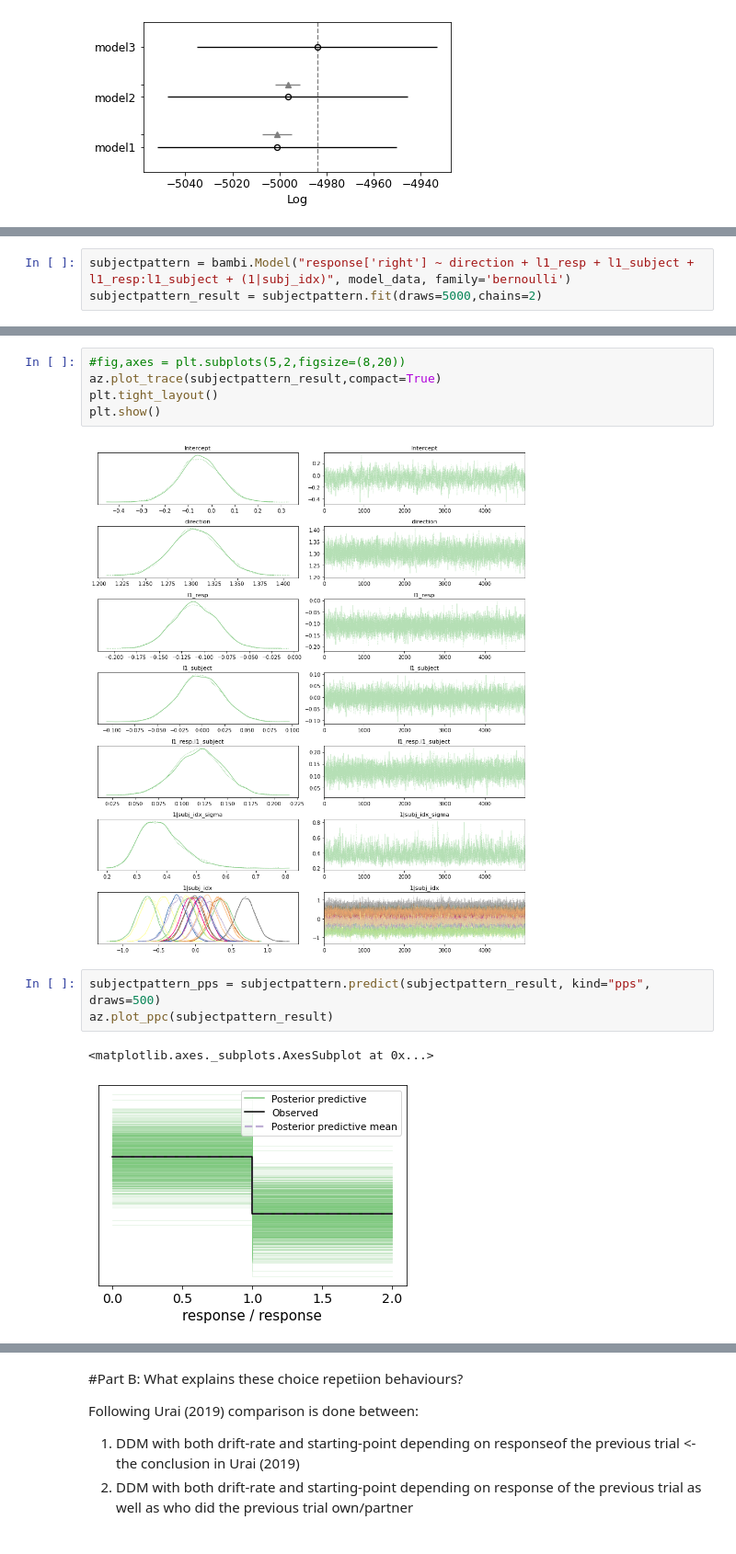
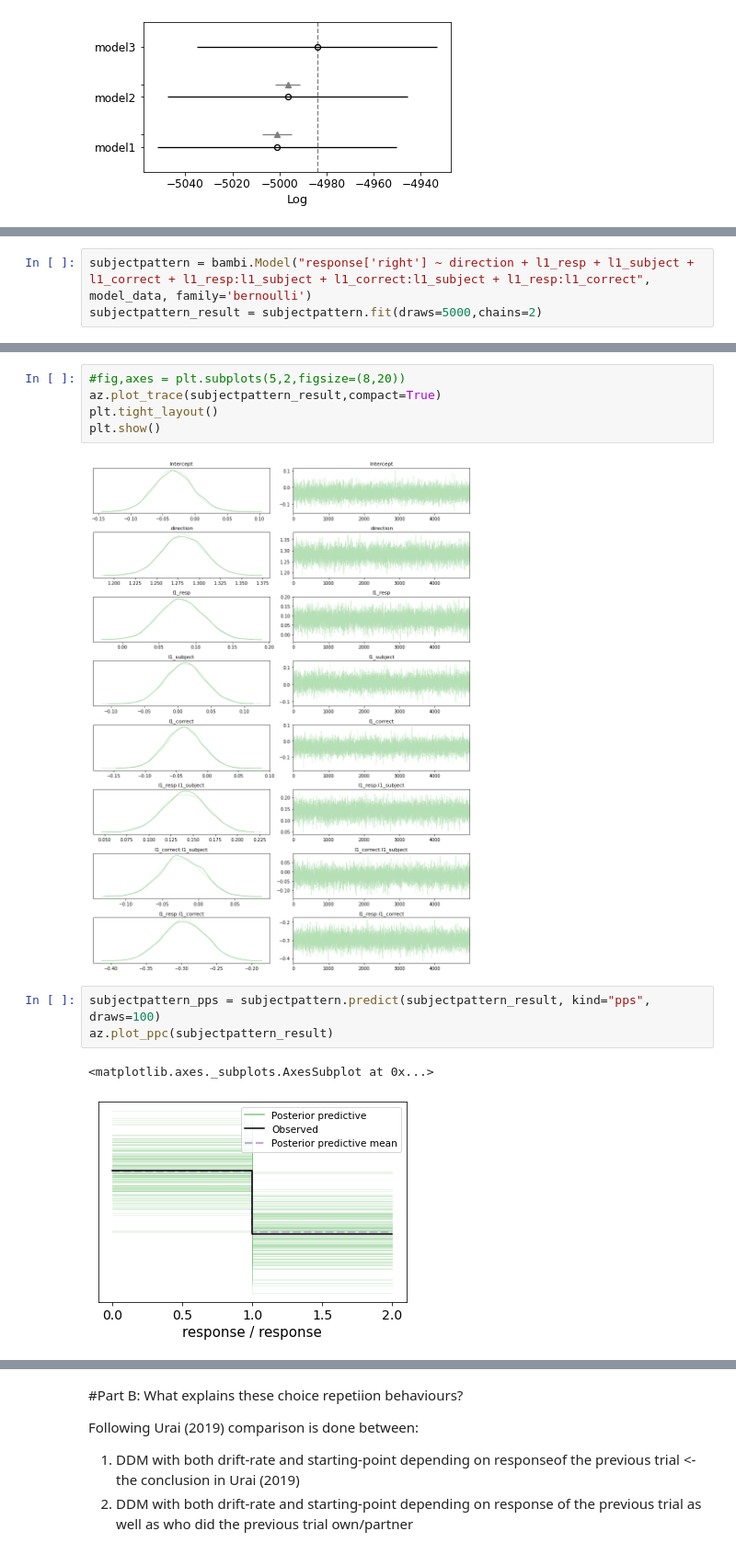
Before and after one commit to 104H/dyadicdecisionmaking, a Jupyter notebook: dataanalysis/analysis.ipynb, the cells around one changed output, grey strips where cells are left out. Shown at 92% size. Saved outputs shown, nothing was run; the diff lists cells and outputs as text.

Commit message:
DDM model comparison completed

```diff
--- a/dataanalysis/analysis.ipynb
+++ b/dataanalysis/analysis.ipynb
@@ -863,5 +880,5 @@ az.plot_compare(df_compare, insample_dev=False)
 # %%
-subjectpattern = bambi.Model("response['right'] ~ direction + l1_resp + l1_subject + l1_resp:l1_subject + (1|subj_idx)", model_data, family='bernoulli')
+subjectpattern = bambi.Model("response['right'] ~ direction + l1_resp + l1_subject + l1_correct + l1_resp:l1_subject + l1_correct:l1_subject + l1_resp:l1_correct", model_data, family='bernoulli')
 subjectpattern_result = subjectpattern.fit(draws=5000,chains=2)
 # %% [output]
 Modeling the probability that response==right
@@ -879,13 +895,13 @@ az.plot_trace(subjectpattern_result,compact=True)
 plt.tight_layout()
 plt.show()
 # %% [output]
-[figure, old version]
+[figure, new version]
 # %%
-subjectpattern_pps = subjectpattern.predict(subjectpattern_result, kind="pps", draws=500)
+subjectpattern_pps = subjectpattern.predict(subjectpattern_result, kind="pps", draws=100)
 az.plot_ppc(subjectpattern_result)
 # %% [output]
 <matplotlib.axes._subplots.AxesSubplot at 0x...>
-[figure, old version]
+[figure, new version]
 # %%
 az.summary(subjectpattern_result)
 # %% [output]
```
Also changed, not shown: parts of 17 cells of this notebook.
